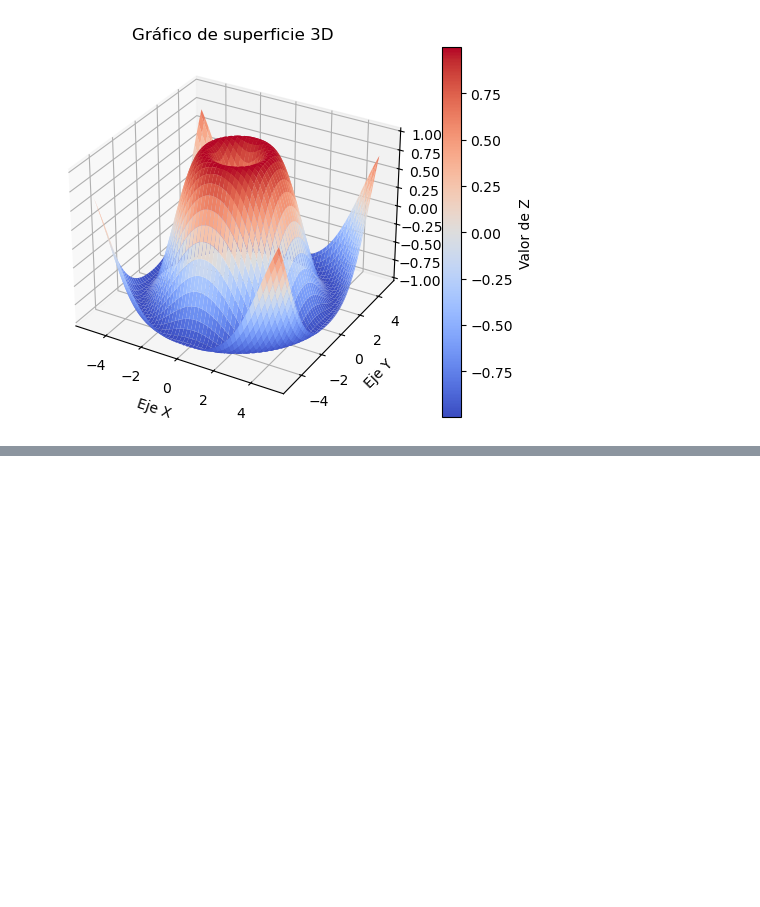
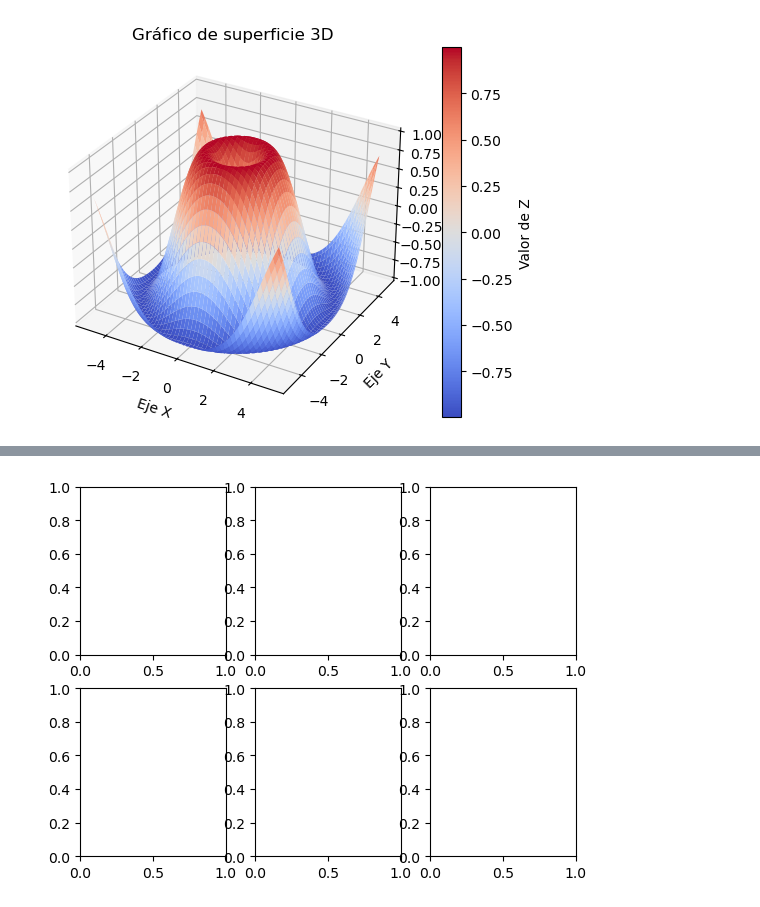
Before and after one commit to davidhermosilla/py_ejercicios, a Jupyter notebook: py_ejercicios/tema8.ipynb, the cells around one changed output, grey strips where cells are left out. Cells and saved outputs as stored; diff of their text form; code cells hidden in the pictures; blank space fills up the shorter version.

```diff
--- a/py_ejercicios/tema8.ipynb
+++ b/py_ejercicios/tema8.ipynb
@@ -509,0 +517,6 @@ ValueError: s must be a scalar, or float array-like with the same size as x and
+# %%
+import matplotlib.pyplot as plt
+
+fig, axs = plt.subplots(2, 3)
+# %% [output]
+[figure, added]
```
Also changed, not shown: parts of 10 cells of this notebook.
